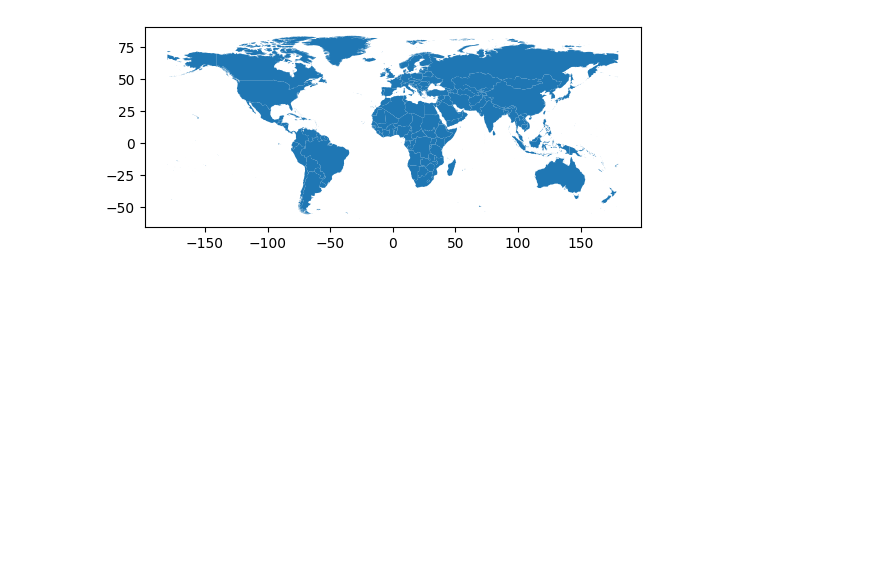
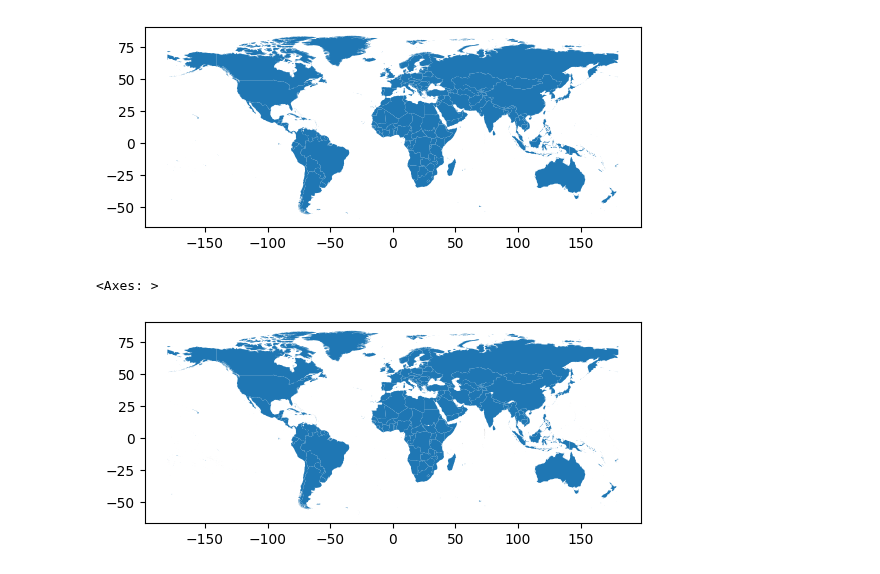
Before and after one commit to ewattudo/gis, a Jupyter notebook: PS0.ipynb, the cells around one changed output. Cells and saved outputs as stored; diff of their text form; code cells hidden in the pictures; blank space fills up the shorter version.

```diff
--- a/PS0.ipynb
+++ b/PS0.ipynb
@@ -71,0 +77,7 @@ world.plot()
+# %%
+Countries=gpd.read_file('/content/WB_countries_Admin0_10m/WB_countries_Admin0_10m.shp') #load the shapefile with gpd as njC
+# %%
+Countries.plot()
+# %% [output]
+<Axes: >
+[figure, added]
```
Also changed, not shown: parts of 4 cells of this notebook.
